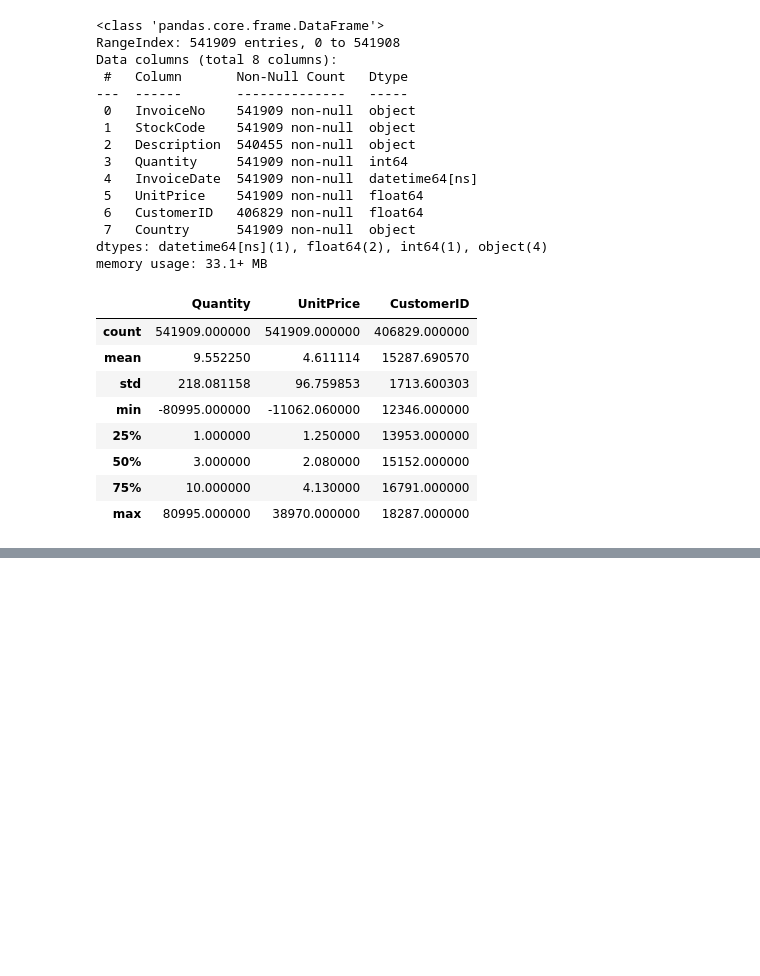
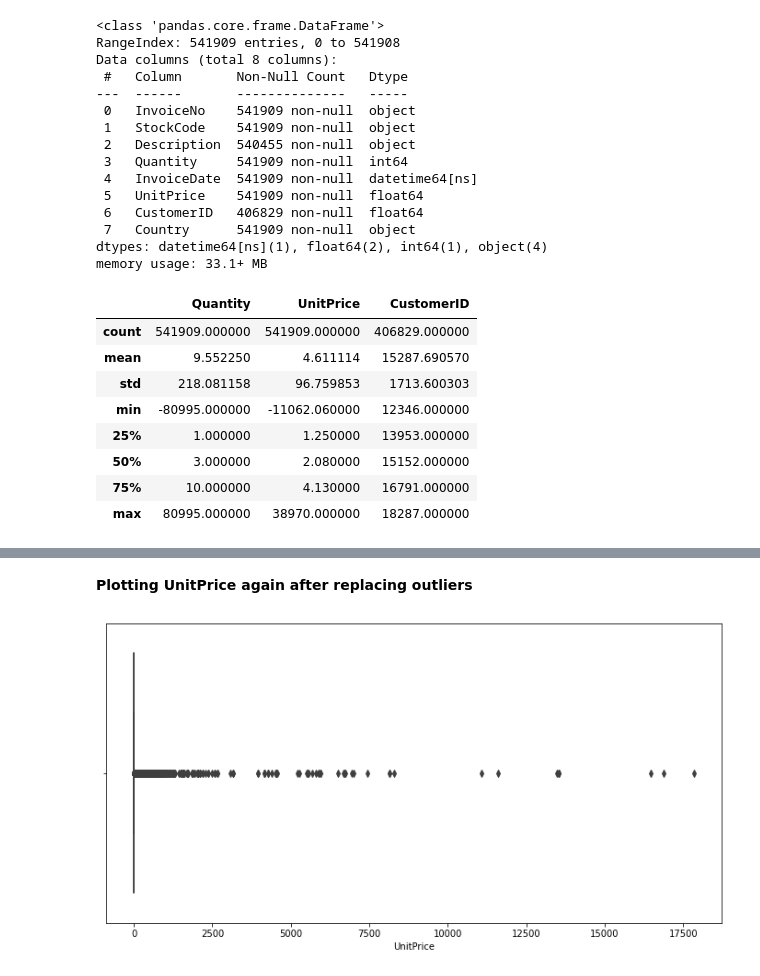
Before and after one commit to NusratJahanTania/CIND820_Online-Retail_project, a Jupyter notebook: Online_Retail.ipynb, the cells around one changed output, grey strips where cells are left out. Cells and saved outputs as stored; diff of their text form; code cells hidden in the pictures; blank space fills up the shorter version.

```diff
--- a/Online_Retail.ipynb
+++ b/Online_Retail.ipynb
@@ -82,0 +202,11 @@ profile.to_file(output_file='Online_Retail.html')
+# %%
+online_retail_df['UnitPrice'] = online_retail_df['UnitPrice'].mask(online_retail_df['UnitPrice'] > 20000, median_up)
+# %%
+online_retail_df['UnitPrice'] = online_retail_df['UnitPrice'].mask(online_retail_df['UnitPrice'] < 0, median_up)
+# %% [markdown]
+**Plotting UnitPrice again after replacing outliers**
+# %%
+plt.subplots(figsize = (12, 6))
+up = sns.boxplot(online_retail_df.UnitPrice)
+# %% [output]
+[figure, added]
```
Also changed, not shown: parts of 68 cells of this notebook.
